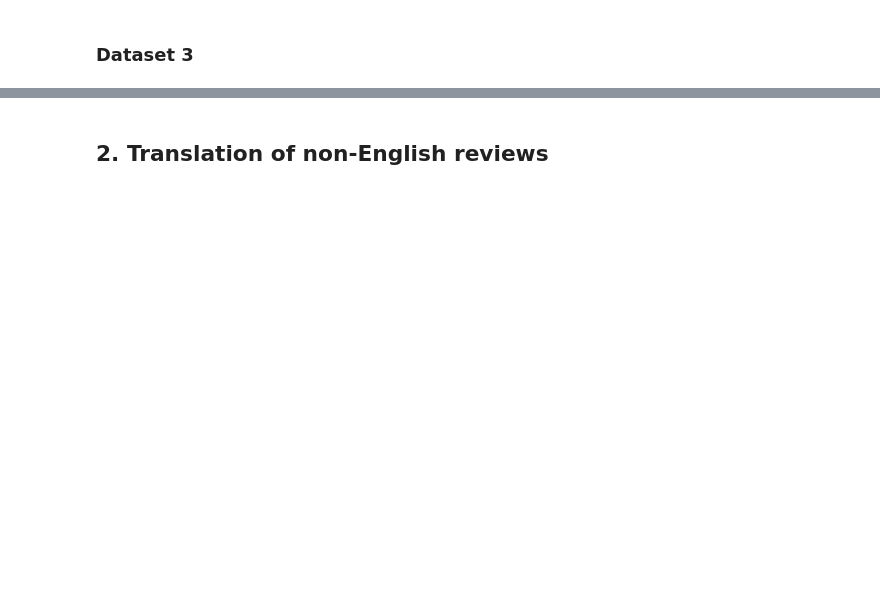
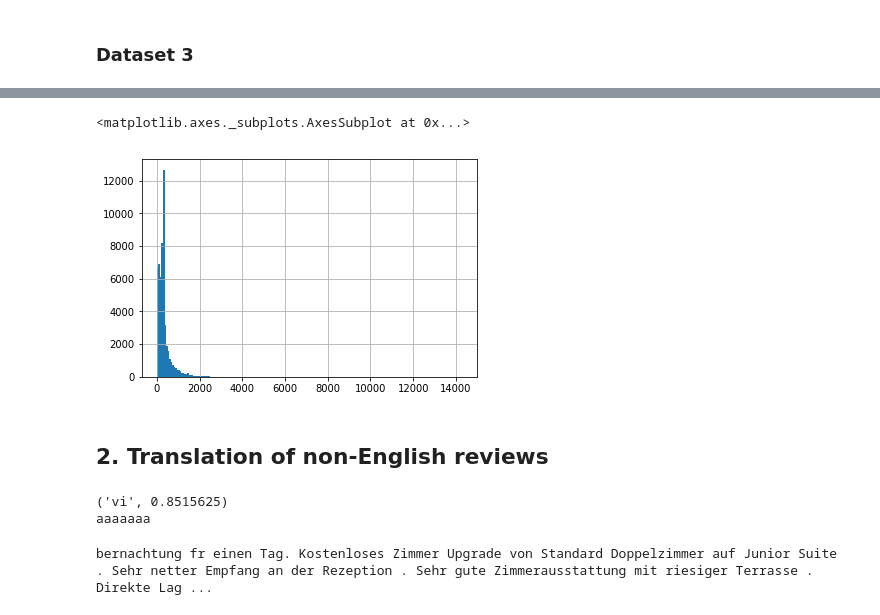
Before and after one commit to SJTButler/hotel-review-analysis, a Jupyter notebook: Hotel Review Analysis.ipynb, the cells around one changed output, grey strips where cells are left out. Cells and saved outputs as stored; diff of their text form; code cells hidden in the pictures; blank space fills up the shorter version.

```diff
--- a/Hotel Review Analysis.ipynb
+++ b/Hotel Review Analysis.ipynb
@@ -88,0 +227,7 @@ df.count()
+# %%
+#df["reviews.text"].str.len().sum()
+
+df["reviews.text"].str.len().hist(bins=200)
+# %% [output]
+<matplotlib.axes._subplots.AxesSubplot at 0x...>
+[figure, added]
@@ -89,11 +236,23 @@ df.count()
 # %% [markdown]
 ## 2. Translation of non-English reviews
 # %%
+client = translate.Client()
+
 #uses the google cloud translate API to detect the text language, returning the language and the confidence
 def detect_language(text):
-    client = translate.Client()
 
-    detection = client.detect_language(text)
+    #get the translation from the API (allowing for a few seconds to breathe when at the rate limit)
+    while(True):
+        try:
+            detection = client.detect_language(text)
+        except Forbidden as e:
+            print(e.message)
+
+            #if we're brushing
+            if e.message == "POST https://translation.googleapis.com/language/translate/v2/detect: User Rate Limit Exceeded":
+                time.sleep(1)
+                continue
+        break
 
     language = detection["language"]
 
@@ -108,10 +267,12 @@ def detect_language(text):
 print(detect_language("aaaaaaa"))
 
 def translate_text(text, source_lang="en", target_lang="en"):
-    client = translate.Client()
 
     translation = client.translate(text, source_language=source_lang, target_language=target_lang)
 
     return translation["translatedText"]
 
-print(translate_text("aaaaaaa", source_lang="es"))
+print(translate_text("aaaaaaa", source_lang="vi"))
+# %% [output]
+('vi', 0.8515625)
+aaaaaaa
@@ -121,0 +279,4 @@ def translate(df):
+# %%
+print(df.loc[360, :]["reviews.text"])
+# %% [output]
+bernachtung fr einen Tag. Kostenloses Zimmer Upgrade von Standard Doppelzimmer auf Junior Suite . Sehr netter Empfang an der Rezeption . Sehr gute Zimmerausstattung mit riesiger Terrasse . Direkte Lag ...
```
Also changed, not shown: parts of 15 cells of this notebook.
